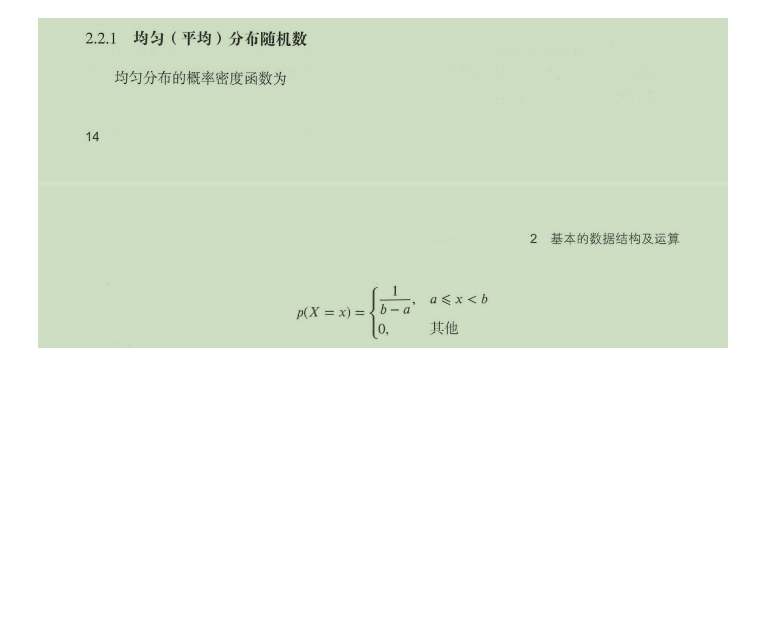
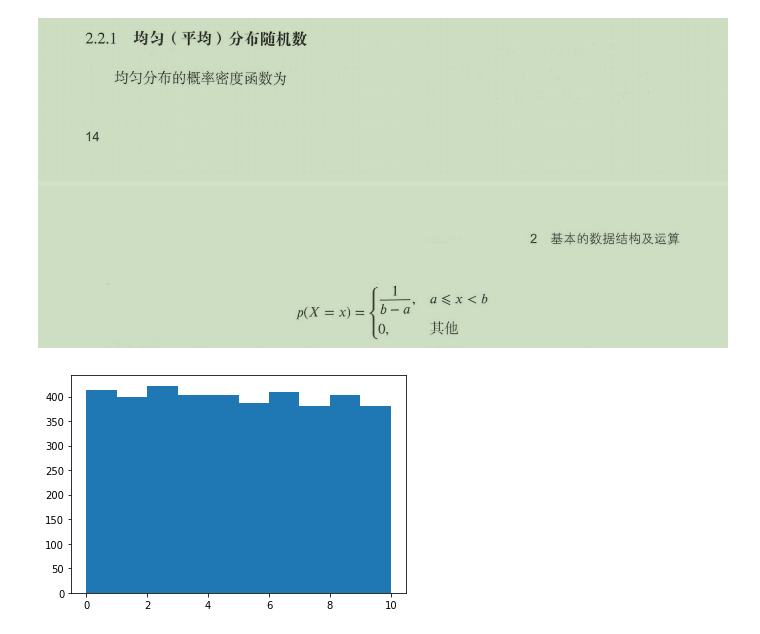
Before and after one commit to yangqinjiang/learn_deeplearn_and_nn, a Jupyter notebook: ch02/random_uniform.ipynb, the cells around one changed output. Saved outputs shown, nothing was run; the diff lists cells and outputs as text; code cells hidden in the pictures; blank space fills up the shorter version.

```diff
--- a/ch02/random_uniform.ipynb
+++ b/ch02/random_uniform.ipynb
@@ -8,4 +8,12 @@ import matplotlib.pyplot as plt
 # %%
 #四维张量,张量中的值满足最小值0,最大值10的均匀分布的随机数
 x=tf.random_uniform([10,4,20,5], minval=0, maxval=10, dtype=tf.float32)
 session=tf.Session()
+#Tensor转换为ndarray
+array=session.run(x)
+#为了画出直方图, 将array转换为1个一维的ndarray
+array1d = array.reshape([-1])
+plt.hist(array1d)
+plt.show()
+# %% [output]
+[figure, added]
```
Also changed, not shown: 6 other files.
